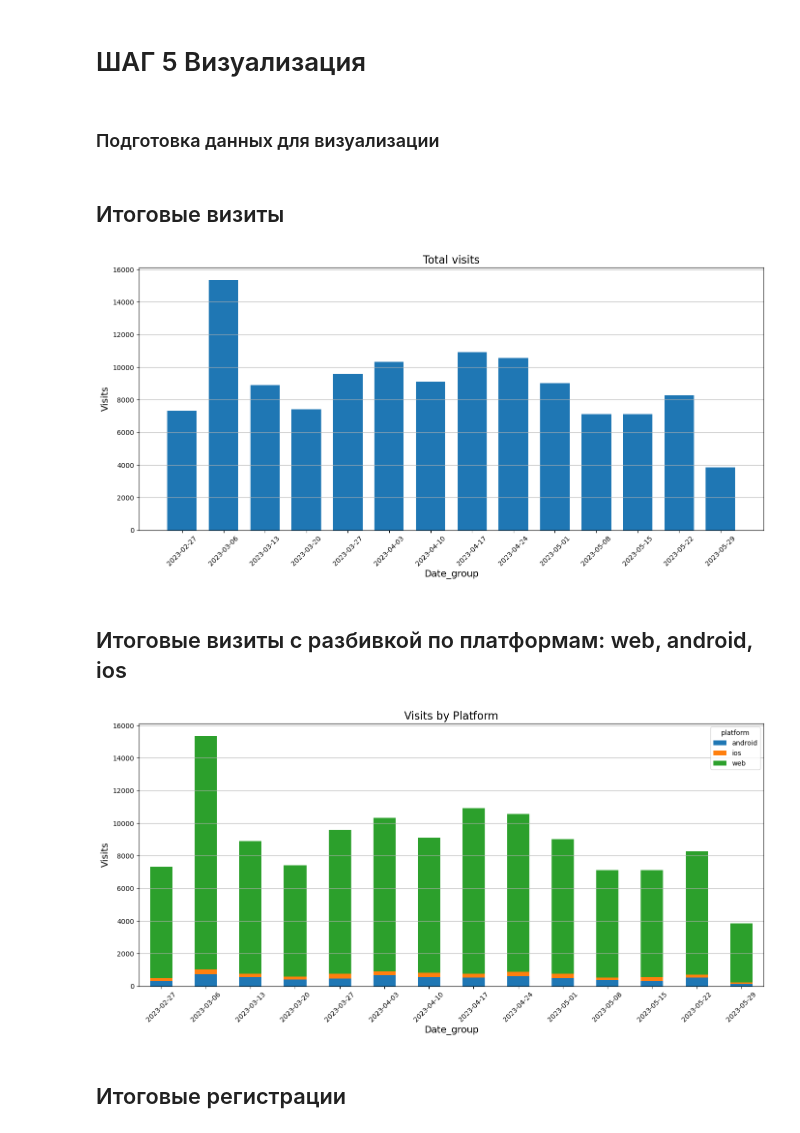
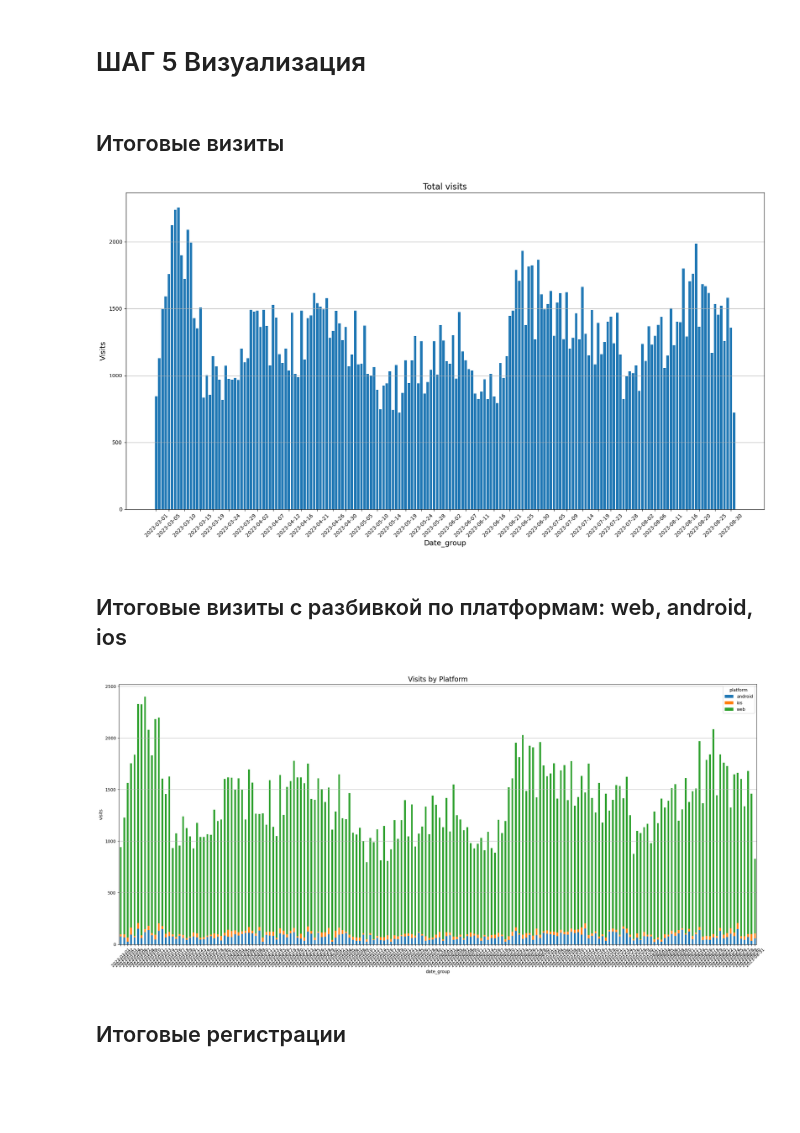
Before and after one commit to mrvdanilov/python-for-data-analysts-project-100, a Jupyter notebook: charts_project.ipynb, the cells around one changed output. Drawn from its saved outputs; the diff is of its cells as text; code cells hidden in the pictures; blank space fills up the shorter version.

```diff
--- a/charts_project.ipynb
+++ b/charts_project.ipynb
@@ -34,11 +27,11 @@ API_URL = os.getenv('API_URL')
 # %% [markdown]
 ### Запрос на данные по посещениям от даты 2023-03-01 до даты 2023-09-01:
 # %%
-visit_json = requests.get(f'{API_URL}/visits', params={'begin': DATE_BEGIN, 'end': DATE_END})
+visit_json = requests.get(f"{API_URL}/visits?begin={DATE_BEGIN}&end={DATE_END}")
 #visit_json=requests.get("https://data-charts-api.hexlet.app/visits?begin=2022-03-01&end=2023-09-01") #запрос по API по URL
 data_vis=visit_json.json() #перевод в JSON
 df_visits=pd.DataFrame(data_vis) #перевод JSON в DataFrame
-#df_visits.head(2000000)
+df_visits.head(2000000)
 # %% [output]
 |  | datetime | platform | user_agent | visit_id |
 | 0 | Wed, 01 Mar 2023 10:36:22 GMT | web | Mozilla/5.0 (Windows NT 10.0; Win... | 1de9ea66-70d3-4a1f-8735-df5ef7697fb9 |
@@ -175,4 +259,2 @@ conv_ads = merged_conv_ads(vis_reg_conversion, cleaned_ads)
 # %% [markdown]
 # ШАГ 5 Визуализация
-# %% [markdown]
-### Подготовка данных для визуализации
@@ -196,39 +261,39 @@ d.mkdir(exist_ok=True)
 # %% [markdown]
 ## Итоговые визиты
 # %%
-def total_visits(df):
-    fig, ax = plt.subplots(figsize=(14,7))
-    bars = plt.bar(x='date_week', height='visits', data=df, width=5)
+def total_visits(clean_agr_visits):
+    fig, ax = plt.subplots(figsize=(18,10))
+    bars = plt.bar(x='date_group', height='visits', data=clean_agr_visits)
     #ax.bar_label(bars)
     plt.title('Total visits', fontsize=16)
     plt.xlabel('Date_group', fontsize=14)
     plt.ylabel('Visits', fontsize=14)
-    plt.xticks(df['date_week'], rotation=45)
+    plt.xticks(clean_agr_visits['date_group'][::14], rotation=45)
     plt.grid(axis='y')
     plt.tight_layout()
-    plt.savefig(f"./charts/total_visits.png")
+    plt.savefig('./charts/total_visits.png')
 
-total_visits(conv_week)
+total_visits(clean_agr_visits)
 # %% [output]
-[figure, old version]
+[figure, new version]
 # %% [markdown]
 ## Итоговые визиты с разбивкой по платформам: web, android, ios
 # %%
-def total_visits_pltfm_chart(df):
-    fig, ax = plt.subplots(figsize=(14,7))
-    df = df.pivot_table(index='date_week', columns='platform', values='visits')
-    df.plot(kind='bar', stacked=True, ax=ax)
+def total_visits_pltfm_chart(clean_agr_visits):
+    fig, ax = plt.subplots(figsize=(22,10))
+    clean_agr_vis = clean_agr_visits.pivot_table(index='date_group', columns='platform', values='visits')
+    clean_agr_vis.plot(kind='bar', stacked=True, ax=ax)
     plt.title('Visits by Platform', fontsize=16)
-    plt.xlabel('Date_group',fontsize=14)
-    plt.ylabel('Visits',fontsize=14)
+    plt.xlabel('date_group')
+    plt.ylabel('visits')
     plt.xticks(rotation=45)
     plt.grid(axis='y')
     plt.tight_layout()
-    plt.savefig(f"./charts/Total_visits_platform.png")
+    plt.savefig('./charts/Total_visits_platform.png')
 
-total_visits_pltfm_chart(conv_week_platform)
+total_visits_pltfm_chart(clean_agr_visits)
 # %% [output]
-[figure, old version]
+[figure, new version]
 # %% [markdown]
 ## Итоговые регистрации
 # %%
```
Also changed, not shown: parts of 31 cells of this notebook, 16 other files.
